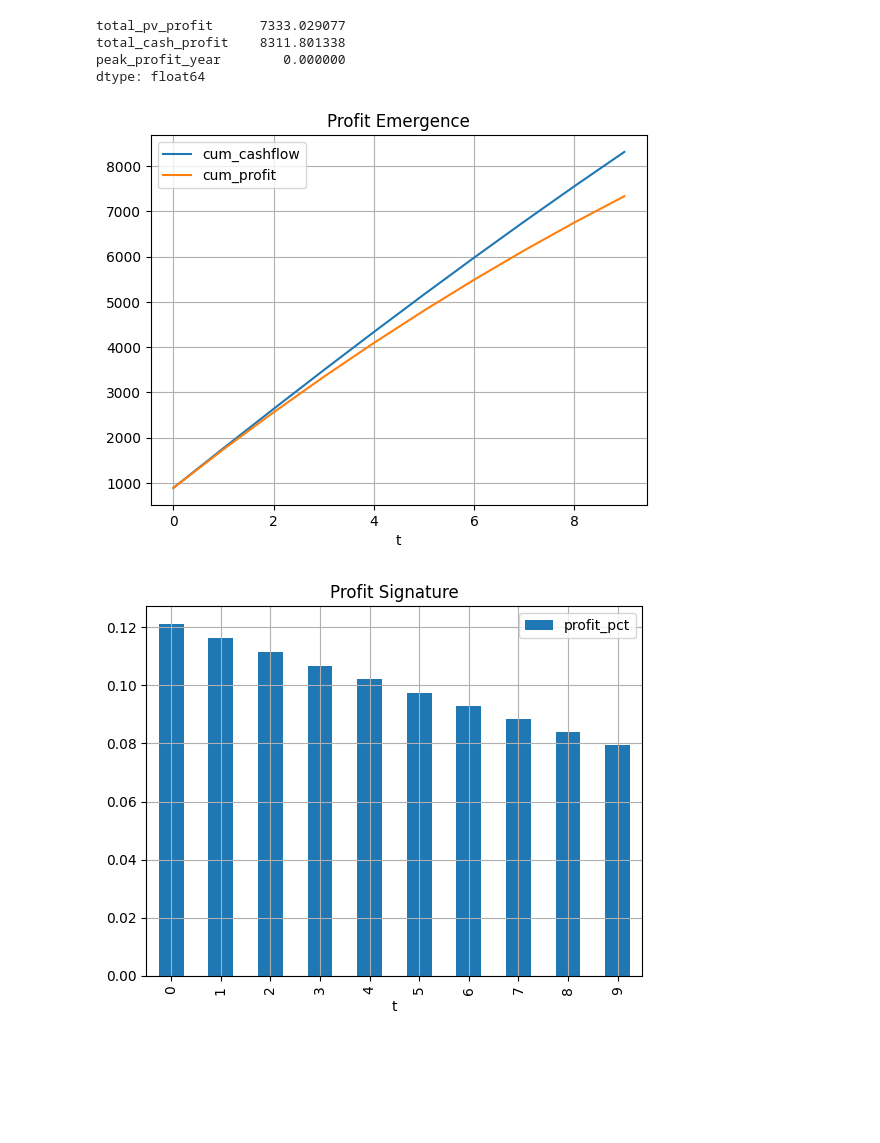
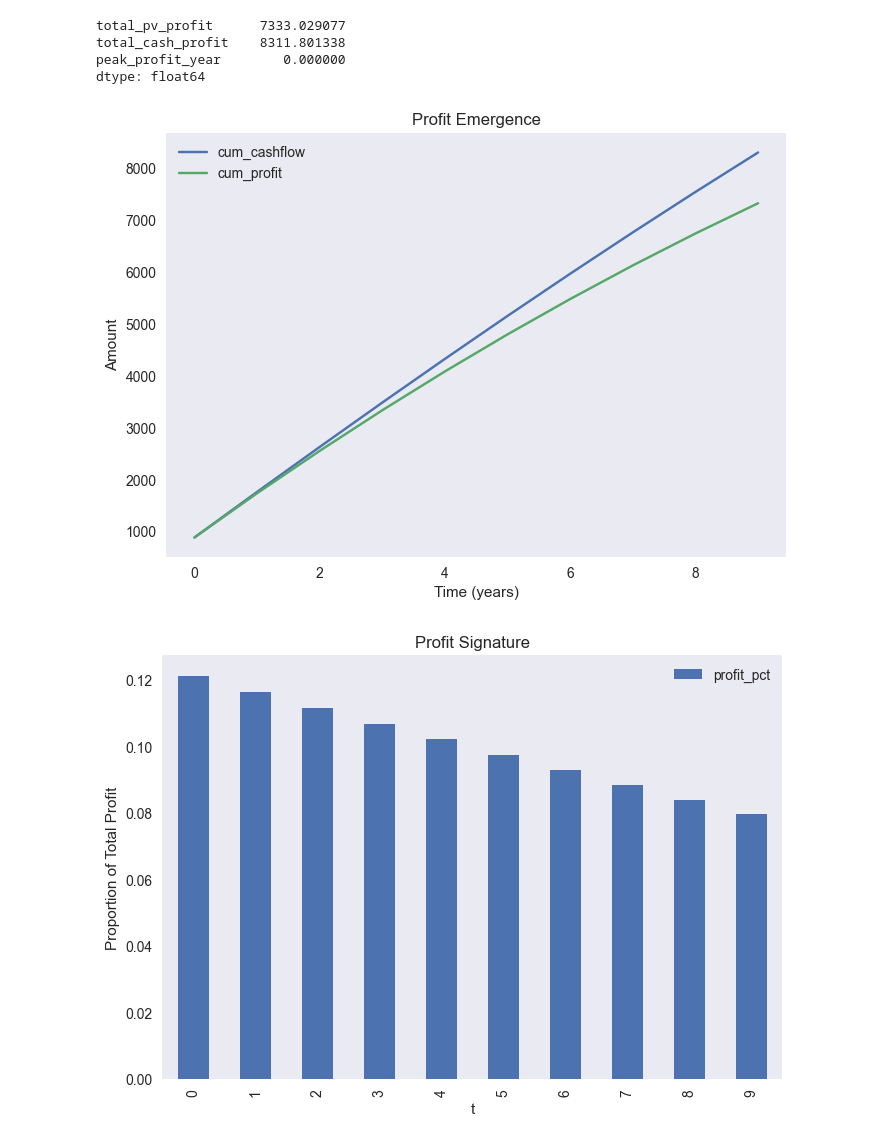
Before and after one commit to asehdev1994/actuarial-life-model-engine, a Jupyter notebook: notebooks/model_testing.ipynb, the cells around one changed output. Cells and saved outputs as stored; diff of their text form; code cells hidden in the pictures; blank space fills up the shorter version.

```diff
--- a/notebooks/model_testing.ipynb
+++ b/notebooks/model_testing.ipynb
@@ -123,20 +123,25 @@ dtype: float64
 # %%
 # Cell 8 - Visualisations
 
 # Profit Emergence
 
 df.plot(x="t", y=["cum_cashflow", "cum_profit"])
 plt.title("Profit Emergence")
+plt.ylabel("Amount")
+plt.xlabel("Time (years)")
+plt.style.use("seaborn-v0_8")
 plt.grid()
 plt.show()
 
 
 # Profit Signature
 
 df.plot(x="t", y="profit_pct", kind="bar")
 plt.title("Profit Signature")
+plt.ylabel("Proportion of Total Profit")
+plt.style.use("seaborn-v0_8")
 plt.grid()
 plt.show()
 # %% [output]
-[figure, old version]
+[figure, new version]
-[figure, old version]
+[figure, new version]
```
